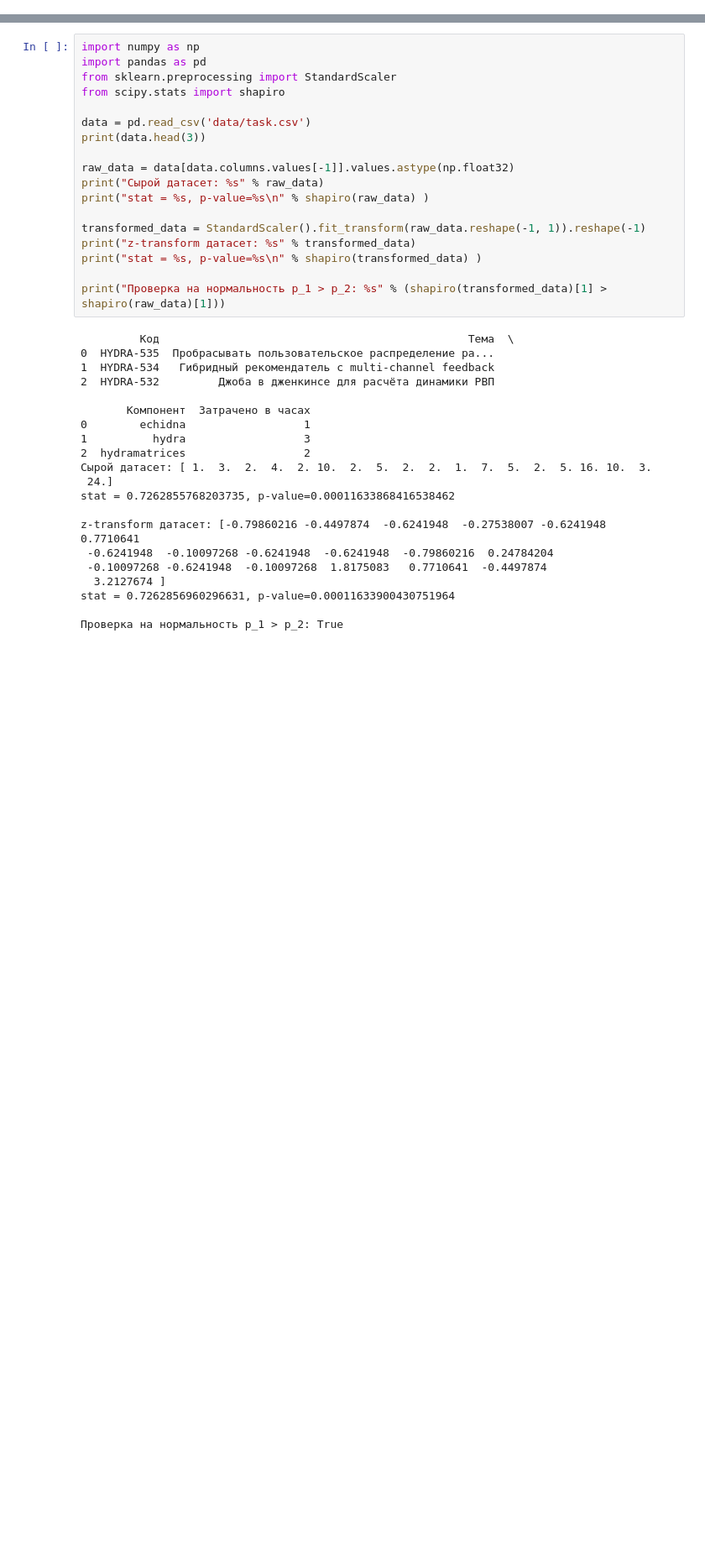
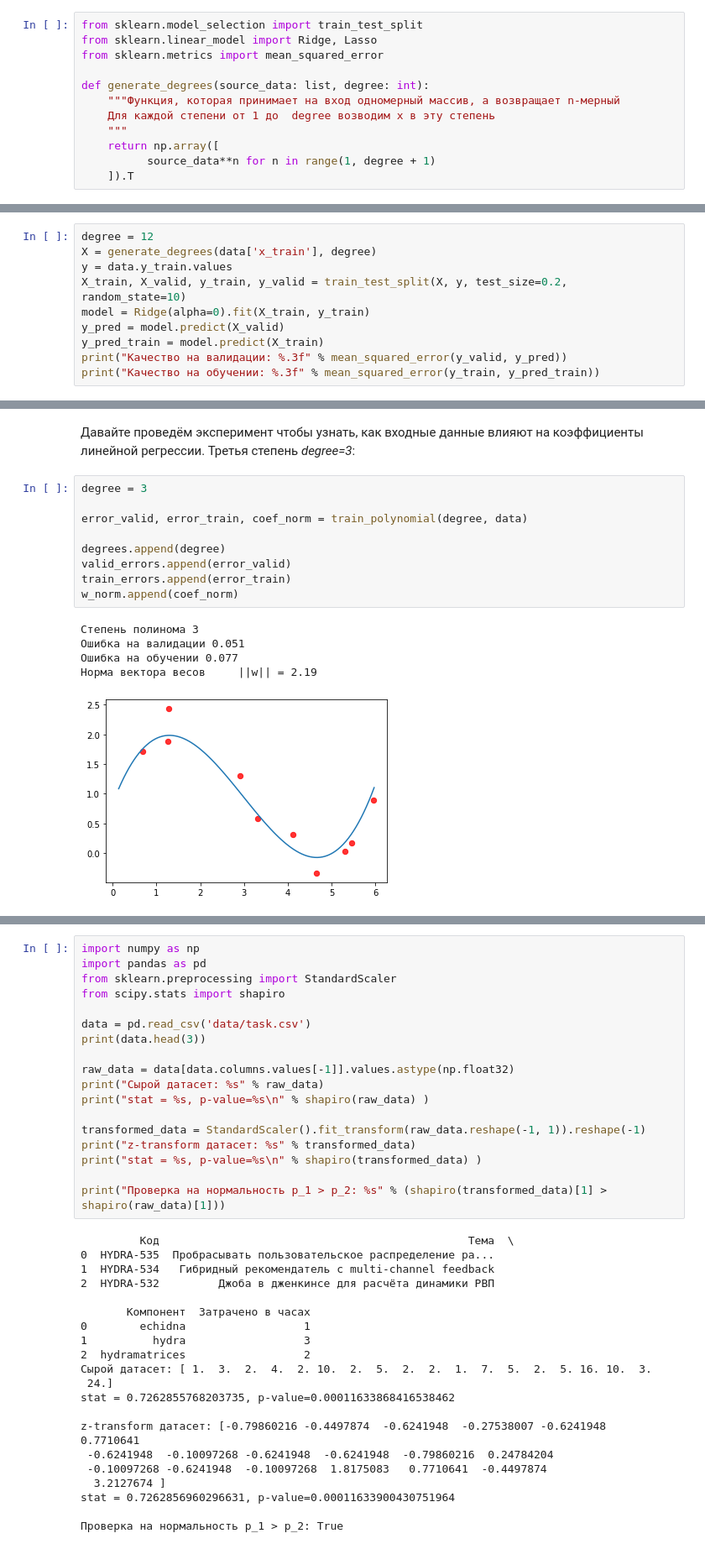
Before and after one commit to adzhumurat/data_management, a Jupyter notebook: docker_compose/data_client/app/jupyter_notebooks/machine_learning_tuning.ipynb, the cells around one changed output, grey strips where cells are left out. Shown: that part at 84% size. Cells and saved outputs as stored; diff of their text form; blank space fills up the shorter version.

```diff
--- a/docker_compose/data_client/app/jupyter_notebooks/machine_learning_tuning.ipynb
+++ b/docker_compose/data_client/app/jupyter_notebooks/machine_learning_tuning.ipynb
@@ -0,0 +27,12 @@
+# %%
+from sklearn.model_selection import train_test_split
+from sklearn.linear_model import Ridge, Lasso
+from sklearn.metrics import mean_squared_error
+
+def generate_degrees(source_data: list, degree: int):
+    """Функция, которая принимает на вход одномерный массив, а возвращает n-мерный
+    Для каждой степени от 1 до  degree возводим x в эту степень
+    """
+    return np.array([
+          source_data**n for n in range(1, degree + 1)
+    ]).T
@@ -0,0 +61,10 @@
+# %%
+degree = 12
+X = generate_degrees(data['x_train'], degree)
+y = data.y_train.values
+X_train, X_valid, y_train, y_valid = train_test_split(X, y, test_size=0.2, random_state=10)
+model = Ridge(alpha=0).fit(X_train, y_train)
+y_pred = model.predict(X_valid)
+y_pred_train = model.predict(X_train)
+print("Качество на валидации: %.3f" % mean_squared_error(y_valid, y_pred))
+print("Качество на обучении: %.3f" % mean_squared_error(y_train, y_pred_train))
@@ -0,0 +197,17 @@
+# %% [markdown]
+Давайте проведём эксперимент чтобы узнать, как входные данные влияют на коэффициенты линейной регрессии. Третья степень *degree=3*:
+# %%
+degree = 3
+
+error_valid, error_train, coef_norm = train_polynomial(degree, data)
+
+degrees.append(degree)
+valid_errors.append(error_valid)
+train_errors.append(error_train)
+w_norm.append(coef_norm)
+# %% [output]
+Степень полинома 3
+Ошибка на валидации 0.051
+Ошибка на обучении 0.077
+Норма вектора весов     ||w|| = 2.19
+[figure, added]
```
Also changed, not shown: parts of 108 cells of this notebook.
